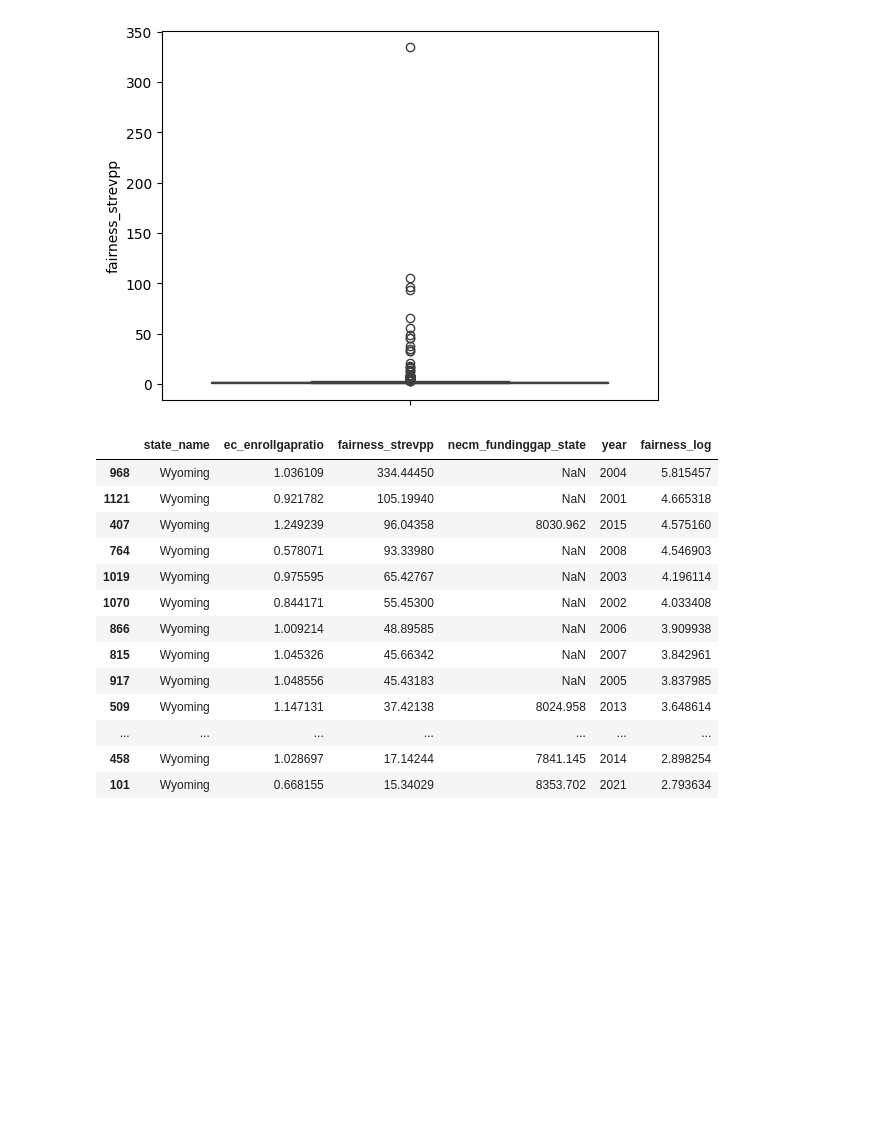
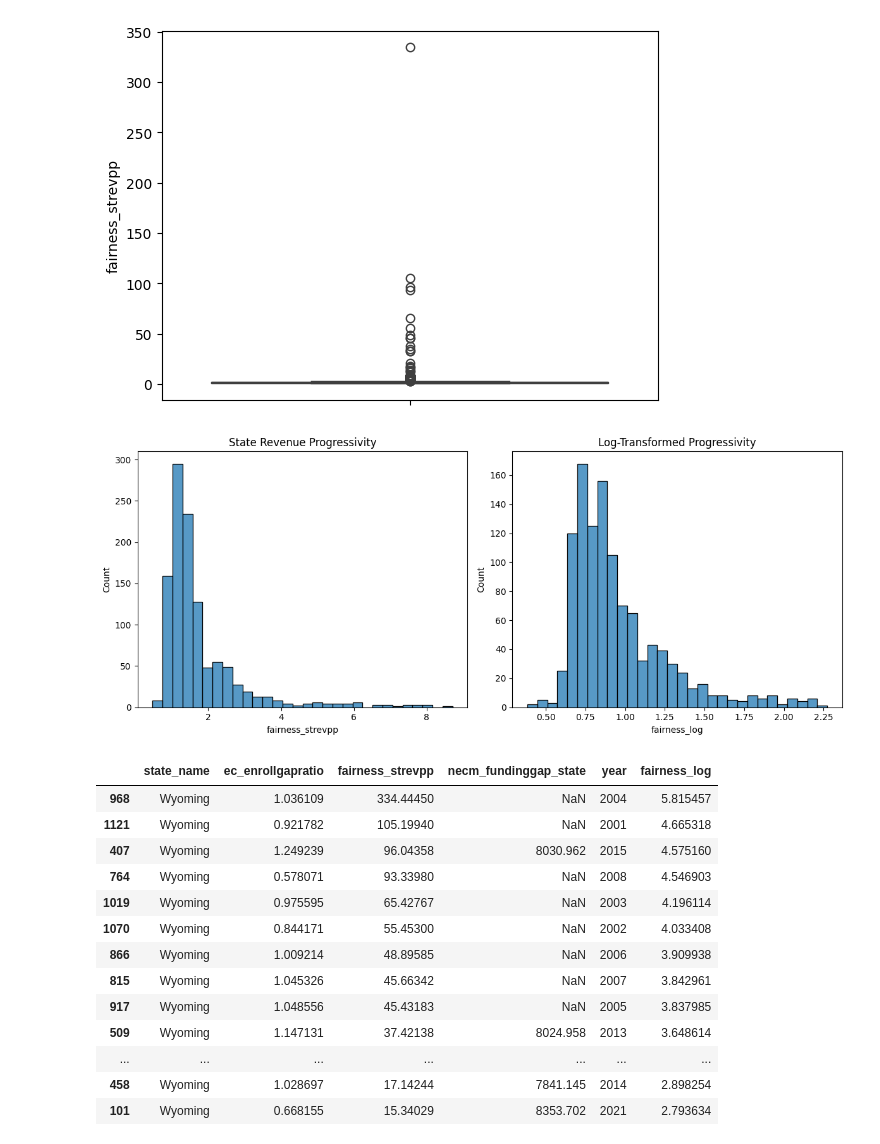
Before and after one commit to SalhaMo/Module-B-semester-2, a Jupyter notebook: Week6.ipynb, the cells around one changed output. Drawn from its saved outputs; the diff is of its cells as text; code cells hidden in the pictures; blank space fills up the shorter version.

```diff
--- a/Week6.ipynb
+++ b/Week6.ipynb
@@ -136,6 +136,25 @@ sns.boxplot(df['fairness_strevpp'])
 [figure]
 # %%
 df['fairness_log'] = np.log1p(df['fairness_strevpp'])
+# %%
+fig, axes = plt.subplots(1, 2, figsize=(12,5))
+
+# Original variable
+sns.histplot(df['fairness_strevpp'], bins=30, ax=axes[0])
+axes[0].set_title('State Revenue Progressivity')
+axes[0].set_xlabel('fairness_strevpp')
+axes[0].set_ylabel('Count')
+
+# Log transformed variable
+sns.histplot(df['fairness_log'], bins=30, ax=axes[1])
+axes[1].set_title('Log-Transformed Progressivity')
+axes[1].set_xlabel('fairness_log')
+axes[1].set_ylabel('Count')
+
+plt.tight_layout()
+plt.show()
+# %% [output]
+[figure, added]
 # %%
 df.sort_values('fairness_strevpp', ascending=False).head(20)
 # %% [output]
```
Also changed, not shown: parts of 5 cells of this notebook.
